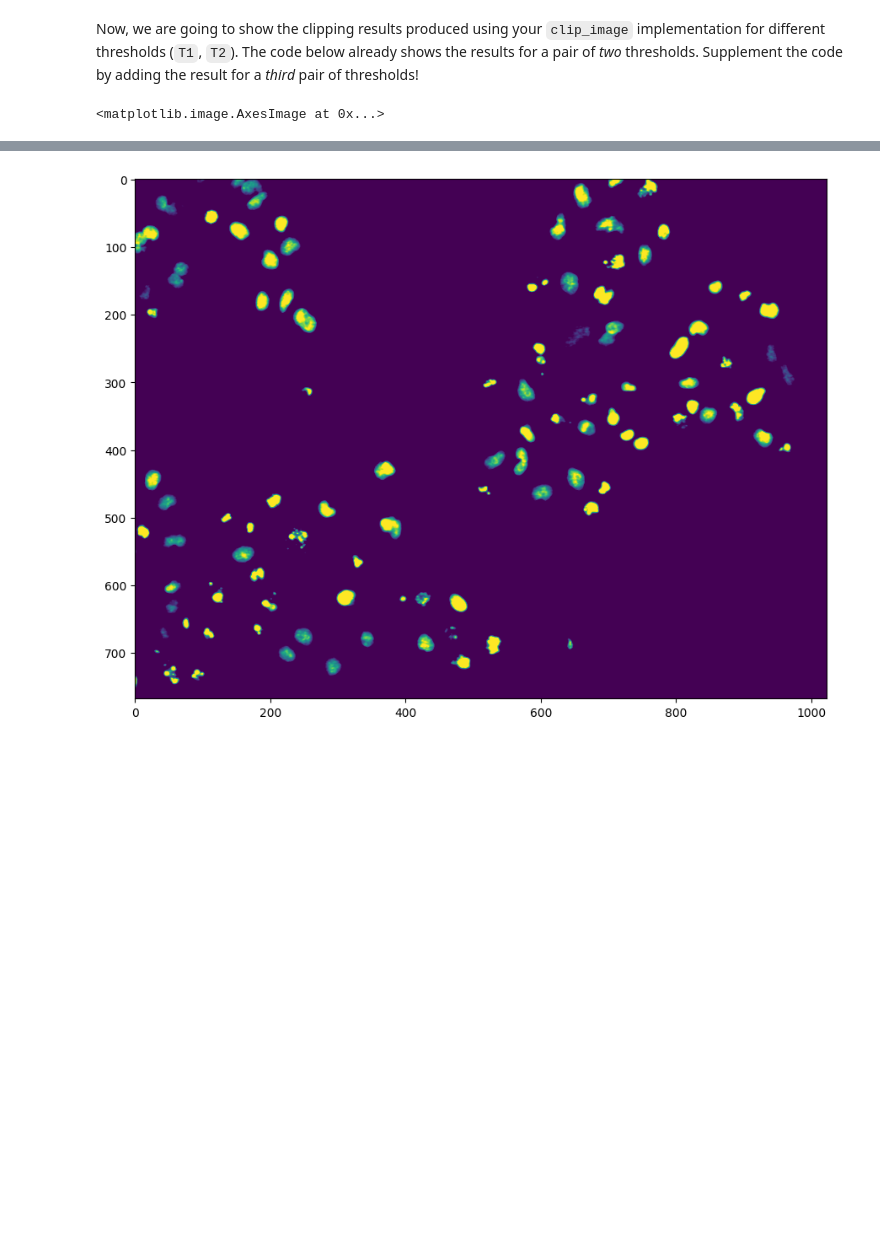
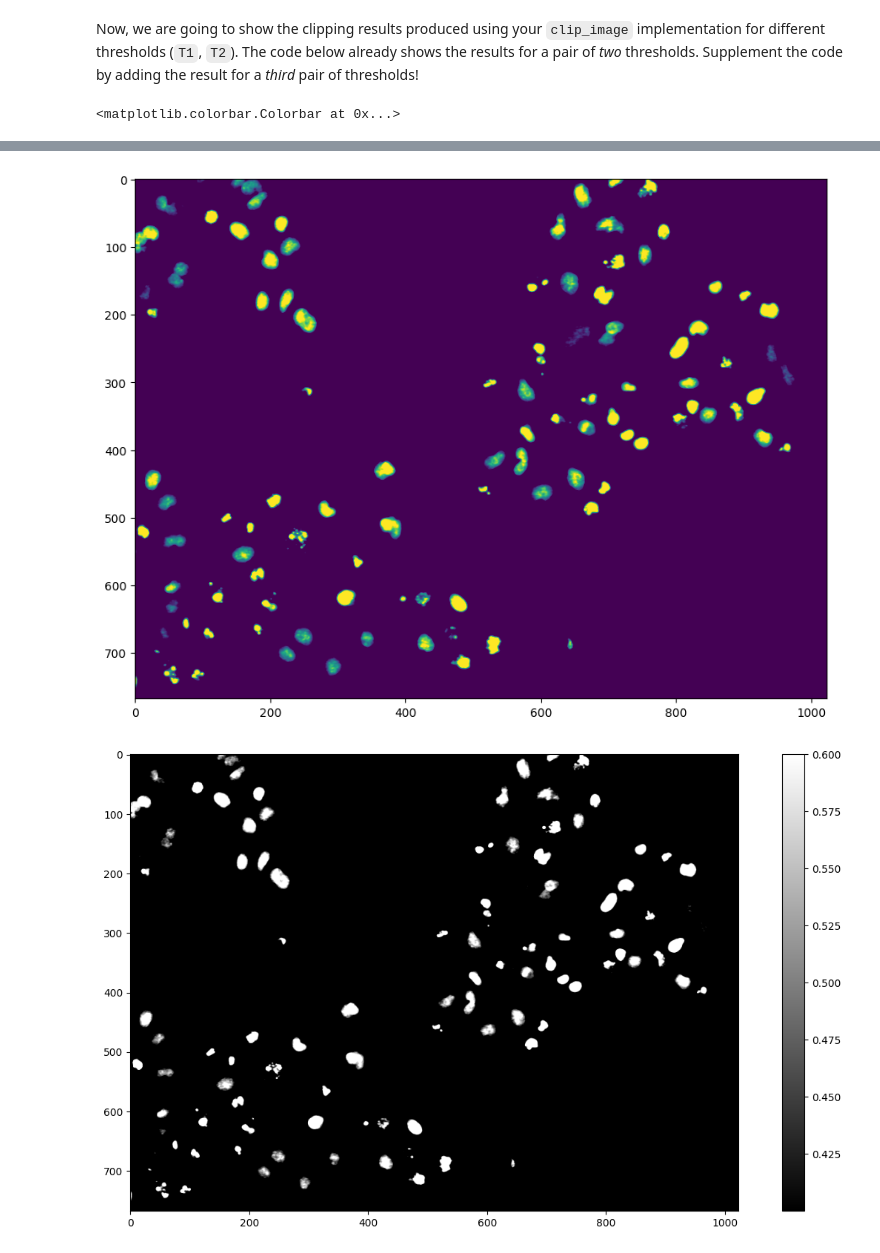
Before and after one commit to Ellolll/mobi-fs3-python, a Jupyter notebook: task2.ipynb, the cells around one changed output, grey strips where cells are left out. Drawn from its saved outputs; the diff is of its cells as text; code cells hidden in the pictures; blank space fills up the shorter version.

```diff
--- a/task2.ipynb
+++ b/task2.ipynb
@@ -133,12 +133,15 @@ Now, we are going to show the clipping results produced using your `clip_image`
 # %%
 plt.figure(figsize=(15,8))
 plt.imshow(clip_image(img, 0.2, 0.8))
 
 plt.figure(figsize=(15,8))
 plt.imshow(clip_image(img, 0.3, 0.7))
 
-# here goes your code
+plt.figure(figsize=(15,8))
+c = plt.imshow(clip_image(img, 0.4, 0.6), "gray")
+plt.colorbar (c)
 # %% [output]
-<matplotlib.image.AxesImage at 0x...>
+<matplotlib.colorbar.Colorbar at 0x...>
 [figure]
 [figure]
+[figure, added]
```
Also changed, not shown: parts of 1 cell of this notebook.
